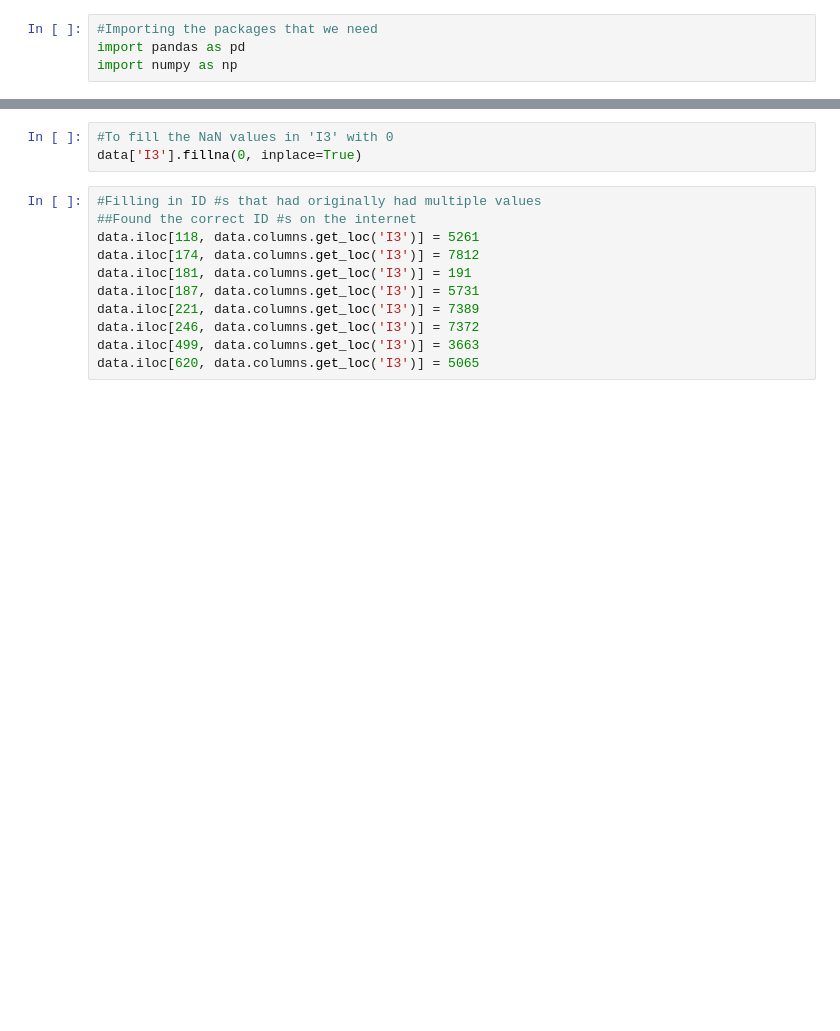
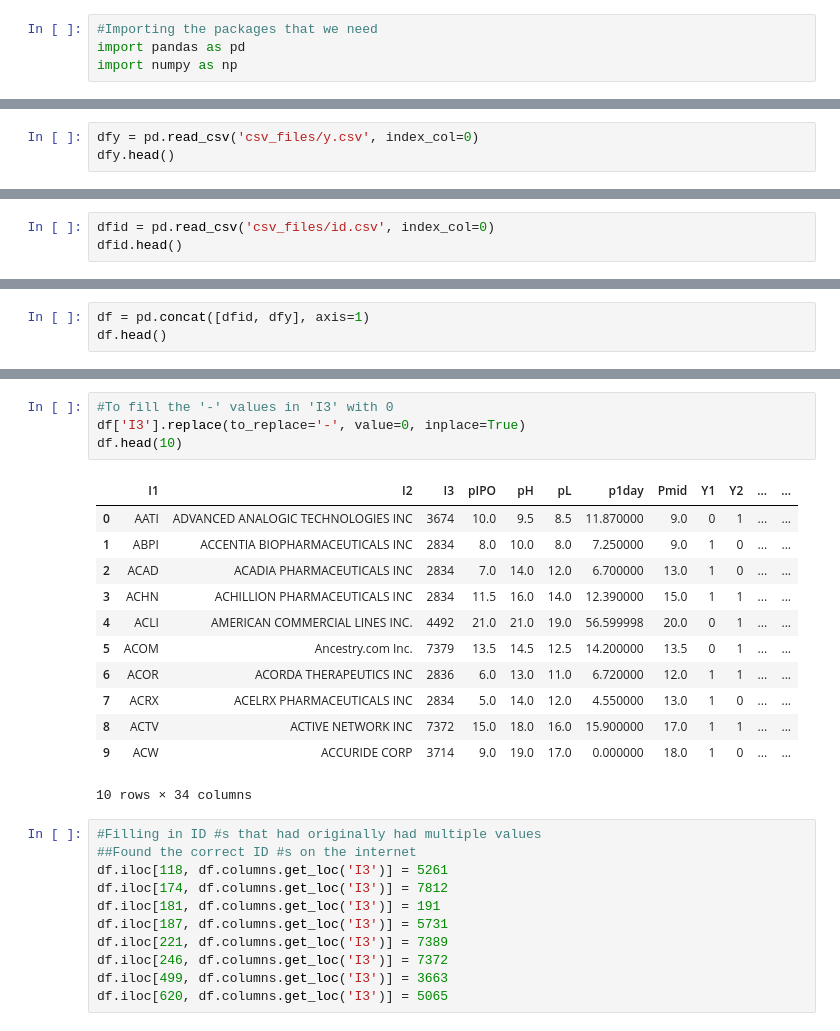
Before and after one commit to BA545-SP2019/2019-competition1-kerry-alex-and-mike, a Jupyter notebook: Binning.ipynb, the cells around one changed output, grey strips where cells are left out. Drawn from its saved outputs; the diff is of its cells as text; blank space fills up the shorter version.

```diff
--- a/Binning.ipynb
+++ b/Binning.ipynb
@@ -16,0 +17,3 @@ data.head()
+# %%
+dfy = pd.read_csv('csv_files/y.csv', index_col=0)
+dfy.head()
@@ -16,0 +27,3 @@ data.head()
+# %%
+dfid = pd.read_csv('csv_files/id.csv', index_col=0)
+dfid.head()
@@ -16,0 +37,3 @@ data.head()
+# %%
+df = pd.concat([dfid, dfy], axis=1)
+df.head()
@@ -17,17 +58,31 @@ data.head()
 # %%
-#To fill the NaN values in 'I3' with 0
-data['I3'].fillna(0, inplace=True)
+#To fill the '-' values in 'I3' with 0
+df['I3'].replace(to_replace='-', value=0, inplace=True)
+df.head(10)
+# %% [output]
+|  | I1 | I2 | I3 | pIPO | pH | pL | p1day | Pmid | Y1 | Y2 | ... | ... |
+| 0 | AATI | ADVANCED ANALOGIC TECHNOLOGIES INC | 3674 | 10.0 | 9.5 | 8.5 | 11.870000 | 9.0 | 0 | 1 | ... | ... |
+| 1 | ABPI | ACCENTIA BIOPHARMACEUTICALS INC | 2834 | 8.0 | 10.0 | 8.0 | 7.250000 | 9.0 | 1 | 0 | ... | ... |
+| 2 | ACAD | ACADIA PHARMACEUTICALS INC | 2834 | 7.0 | 14.0 | 12.0 | 6.700000 | 13.0 | 1 | 0 | ... | ... |
+| 3 | ACHN | ACHILLION PHARMACEUTICALS INC | 2834 | 11.5 | 16.0 | 14.0 | 12.390000 | 15.0 | 1 | 1 | ... | ... |
+| 4 | ACLI | AMERICAN COMMERCIAL LINES INC. | 4492 | 21.0 | 21.0 | 19.0 | 56.599998 | 20.0 | 0 | 1 | ... | ... |
+| 5 | ACOM | Ancestry.com Inc. | 7379 | 13.5 | 14.5 | 12.5 | 14.200000 | 13.5 | 0 | 1 | ... | ... |
+| 6 | ACOR | ACORDA THERAPEUTICS INC | 2836 | 6.0 | 13.0 | 11.0 | 6.720000 | 12.0 | 1 | 1 | ... | ... |
+| 7 | ACRX | ACELRX PHARMACEUTICALS INC | 2834 | 5.0 | 14.0 | 12.0 | 4.550000 | 13.0 | 1 | 0 | ... | ... |
+| 8 | ACTV | ACTIVE NETWORK INC | 7372 | 15.0 | 18.0 | 16.0 | 15.900000 | 17.0 | 1 | 1 | ... | ... |
+| 9 | ACW | ACCURIDE CORP | 3714 | 9.0 | 19.0 | 17.0 | 0.000000 | 18.0 | 1 | 0 | ... | ... |
+10 rows × 34 columns
 # %%
 #Filling in ID #s that had originally had multiple values
 ##Found the correct ID #s on the internet
-data.iloc[118, data.columns.get_loc('I3')] = 5261
-data.iloc[174, data.columns.get_loc('I3')] = 7812
-data.iloc[181, data.columns.get_loc('I3')] = 191
-data.iloc[187, data.columns.get_loc('I3')] = 5731
-data.iloc[221, data.columns.get_loc('I3')] = 7389
-data.iloc[246, data.columns.get_loc('I3')] = 7372
-data.iloc[499, data.columns.get_loc('I3')] = 3663
-data.iloc[620, data.columns.get_loc('I3')] = 5065
+df.iloc[118, df.columns.get_loc('I3')] = 5261
+df.iloc[174, df.columns.get_loc('I3')] = 7812
+df.iloc[181, df.columns.get_loc('I3')] = 191
+df.iloc[187, df.columns.get_loc('I3')] = 5731
+df.iloc[221, df.columns.get_loc('I3')] = 7389
+df.iloc[246, df.columns.get_loc('I3')] = 7372
+df.iloc[499, df.columns.get_loc('I3')] = 3663
+df.iloc[620, df.columns.get_loc('I3')] = 5065
 # %%
 #Going to bin column 'I3'. Based on the Major Industries and then all 'others'
 
```
Also changed, not shown: parts of 8 cells of this notebook.
